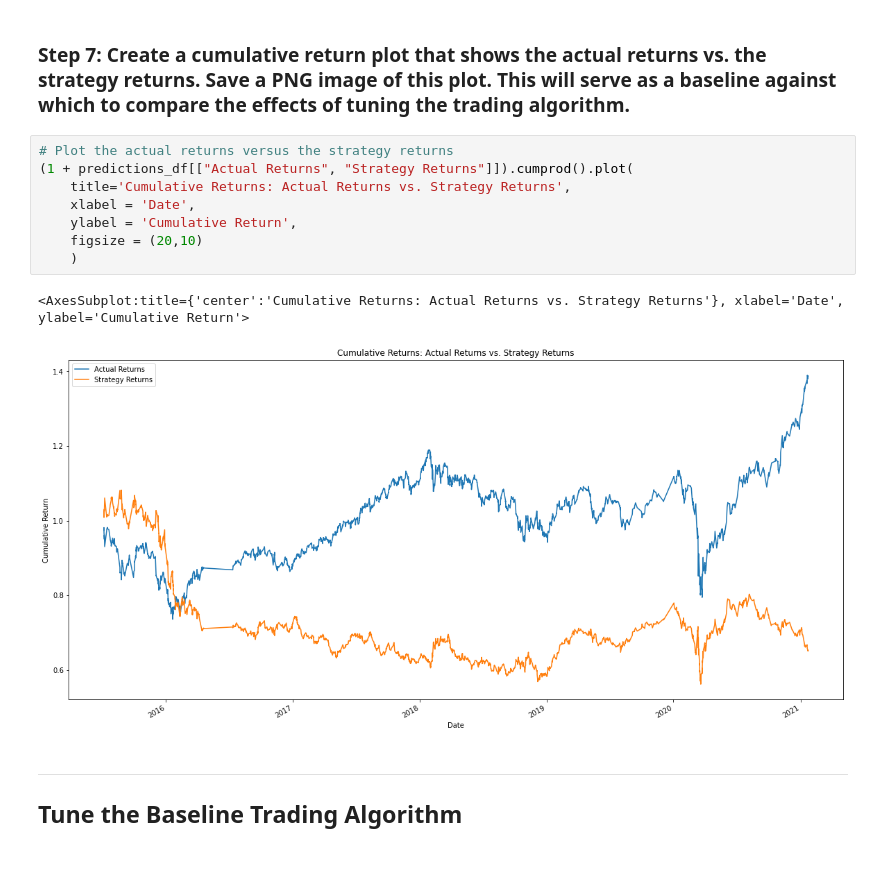
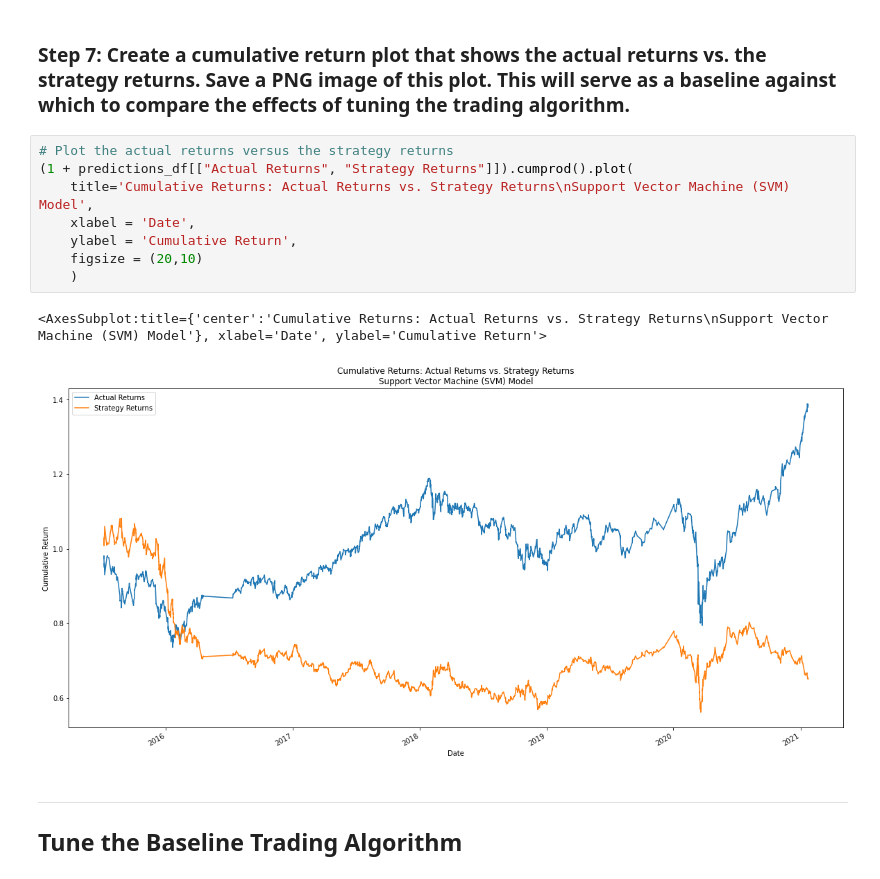
Before and after one commit to oneor11/fintech-algorithmic-trading, a Jupyter notebook: machine_learning_trading_bot.ipynb, the cells around one changed output. Drawn from its saved outputs; the diff is of its cells as text.

```diff
--- a/machine_learning_trading_bot.ipynb
+++ b/machine_learning_trading_bot.ipynb
@@ -389,14 +389,14 @@ display(predictions_df.tail())
 # %%
 # Plot the actual returns versus the strategy returns
 (1 + predictions_df[["Actual Returns", "Strategy Returns"]]).cumprod().plot(
-    title='Cumulative Returns: Actual Returns vs. Strategy Returns',
+    title='Cumulative Returns: Actual Returns vs. Strategy Returns\nSupport Vector Machine (SVM) Model',
     xlabel = 'Date',
     ylabel = 'Cumulative Return',
     figsize = (20,10)
     )
 # %% [output]
-<AxesSubplot:title={'center':'Cumulative Returns: Actual Returns vs. Strategy Returns'}, xlabel='Date', ylabel='Cumulative Return'>
+<AxesSubplot:title={'center':'Cumulative Returns: Actual Returns vs. Strategy Returns\nSupport Vector Machine (SVM) Model'}, xlabel='Date', ylabel='Cumulative Return'>
-[figure, old version]
+[figure, new version]
 # %% [markdown]
 ---
 
```
Also changed, not shown: parts of 7 cells of this notebook.
